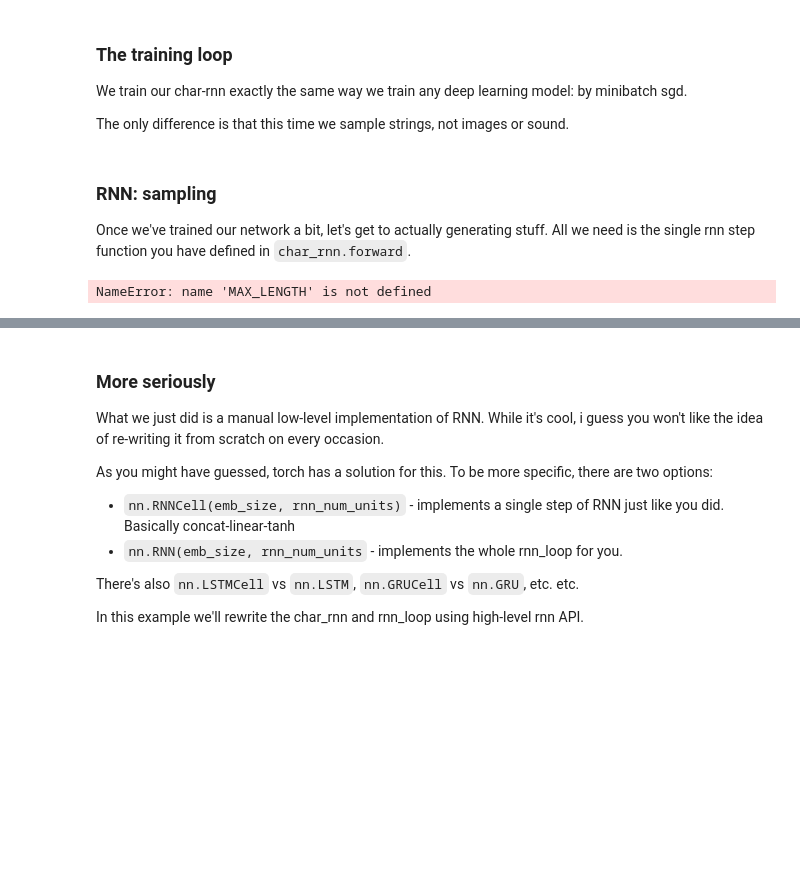
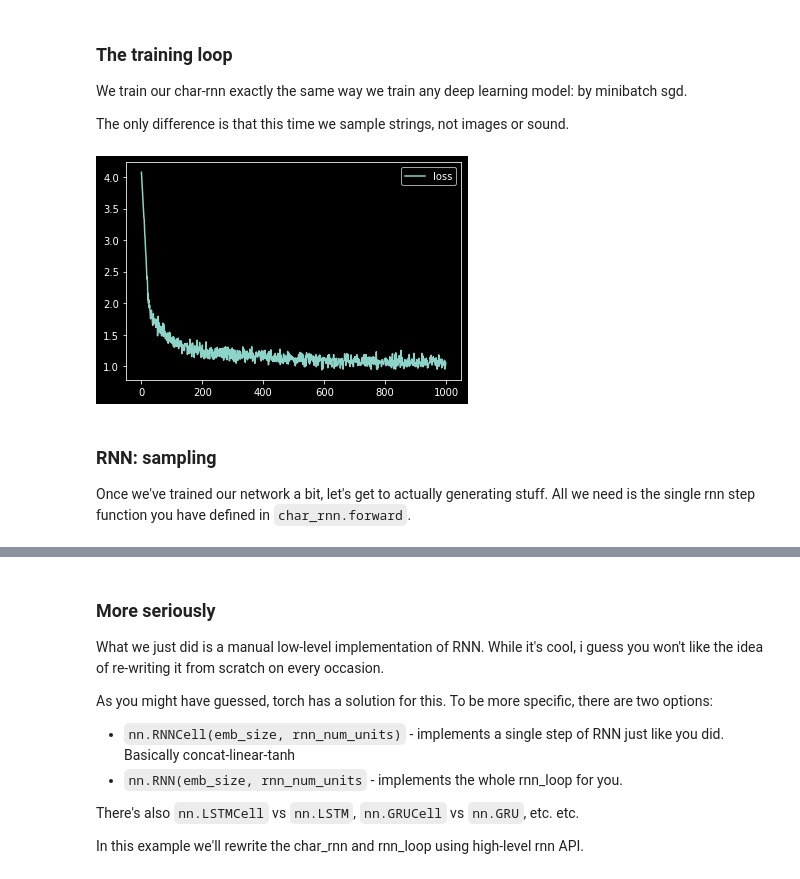
Before and after one commit to dart9905/coursework, a Jupyter notebook: KalmanNN/example/week0_10_Names_generation_from_scratch__from_class.ipynb, the cells around one changed output, grey strips where cells are left out. Cells and saved outputs as stored; diff of their text form; code cells hidden in the pictures; blank space fills up the shorter version.

```diff
--- a/KalmanNN/example/week0_10_Names_generation_from_scratch__from_class.ipynb
+++ b/KalmanNN/example/week0_10_Names_generation_from_scratch__from_class.ipynb
@@ -231,4 +222,7 @@ batch_ix = torch.tensor(batch_ix, dtype=torch.int64)
 # %%
+batch_ix = to_matrix(names[:5])
+batch_ix = torch.tensor(batch_ix, dtype=torch.int64)
+
 logp_seq = rnn_loop(char_rnn, batch_ix)
 
 assert torch.max(logp_seq).data.numpy() <= 0
@@ -274,36 +268,38 @@ MAX_LENGTH = 16
 for i in range(1000):
     opt.zero_grad()
 
-    batch_ix = to_matrix(sample(names, 1), max_len=MAX_LENGTH)
+    batch_ix = to_matrix(sample(names, 32), max_len=MAX_LENGTH)
     batch_ix = torch.tensor(batch_ix, dtype=torch.int64)
 
     logp_seq = rnn_loop(char_rnn, batch_ix)
 
     # compute loss
     predictions_logp = logp_seq[:, :-1] # YOUR CODE HERE
     actual_next_tokens = batch_ix[:, 1:] # YOUR CODE HERE
 
 #     print(predictions_logp.shape, actual_next_tokens.shape)
     loss = criterion(
         predictions_logp.contiguous().view(-1, num_tokens),
         actual_next_tokens.contiguous().view(-1)
     )
     # YOUR CODE HERE
 
     # train with backprop
     loss.backward()
     opt.step()
 
     # YOUR CODE HERE
 
     history.append(loss.data.numpy())
     if (i+1)%100==0:
         clear_output(True)
         plt.plot(history,label='loss')
         plt.legend()
         plt.show()
 
 assert np.mean(history[:10]) > np.mean(history[-10:]), "RNN didn't converge."
+# %% [output]
+[figure, added]
 # %% [markdown]
 ### RNN: sampling
 Once we've trained our network a bit, let's get to actually generating stuff.
@@ -337,8 +333,6 @@ def generate_sample(char_rnn, seed_phrase=' ', max_length=MAX_LENGTH, temperatur
         x_sequence = torch.cat([x_sequence, next_ix], dim=1)
 
     return ''.join([tokens[ix] for ix in x_sequence.data.numpy()[0]])
-# %% [output]
-NameError: name 'MAX_LENGTH' is not defined
 # %%
 for _ in range(10):
     print(generate_sample(char_rnn))
```
Also changed, not shown: parts of 17 cells of this notebook, 5 other files.
